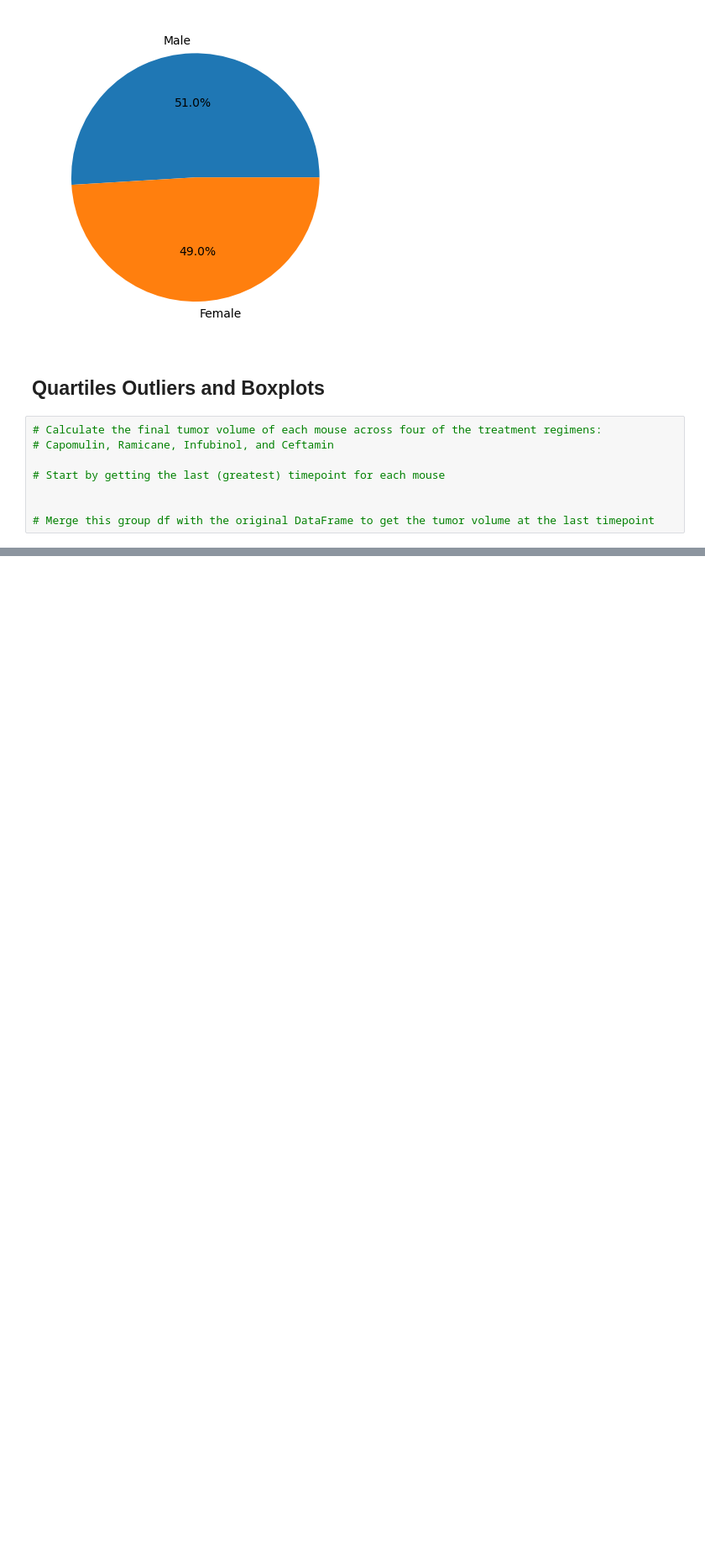
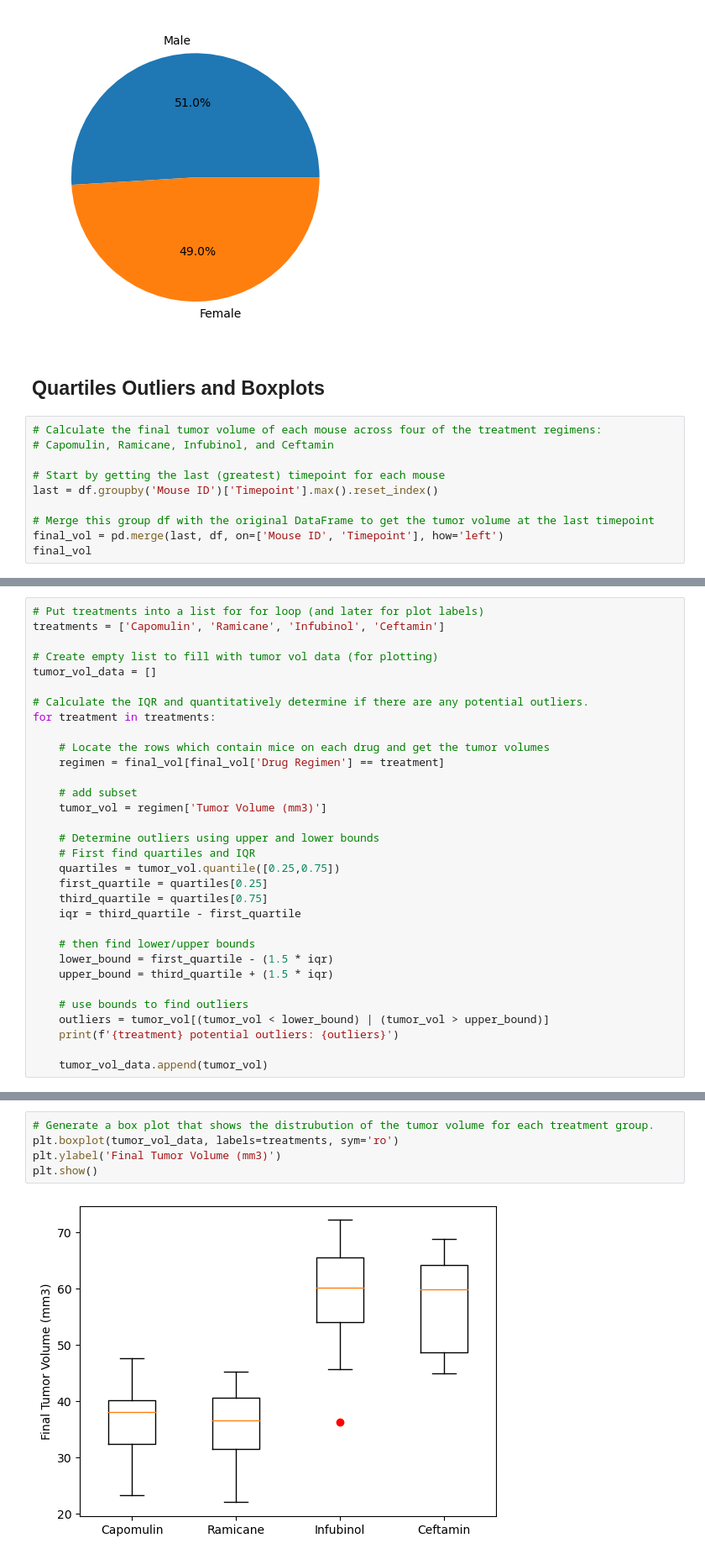
Before and after one commit to griffinracey/matplotlib-challenge, a Jupyter notebook: Pymaceuticals/main.ipynb, the cells around one changed output, grey strips where cells are left out. Shown: that part at 84% size. Drawn from its saved outputs; the diff is of its cells as text; blank space fills up the shorter version.

Commit message:
box plots and outlier

```diff
--- a/Pymaceuticals/main.ipynb
+++ b/Pymaceuticals/main.ipynb
@@ -176,6 +176,8 @@ plt.show()
 # Capomulin, Ramicane, Infubinol, and Ceftamin
 
 # Start by getting the last (greatest) timepoint for each mouse
-
+last = df.groupby('Mouse ID')['Timepoint'].max().reset_index()
 
 # Merge this group df with the original DataFrame to get the tumor volume at the last timepoint
+final_vol = pd.merge(last, df, on=['Mouse ID', 'Timepoint'], how='left')
+final_vol
@@ -181,0 +198,32 @@ plt.show()
+# %%
+# Put treatments into a list for for loop (and later for plot labels)
+treatments = ['Capomulin', 'Ramicane', 'Infubinol', 'Ceftamin']
+
+# Create empty list to fill with tumor vol data (for plotting)
+tumor_vol_data = []
+
+# Calculate the IQR and quantitatively determine if there are any potential outliers.
+for treatment in treatments:
+
+    # Locate the rows which contain mice on each drug and get the tumor volumes
+    regimen = final_vol[final_vol['Drug Regimen'] == treatment]
+
+    # add subset
+    tumor_vol = regimen['Tumor Volume (mm3)']
+
+    # Determine outliers using upper and lower bounds
+    # First find quartiles and IQR
+    quartiles = tumor_vol.quantile([0.25,0.75])
+    first_quartile = quartiles[0.25]
+    third_quartile = quartiles[0.75]
+    iqr = third_quartile - first_quartile
+
+    # then find lower/upper bounds
+    lower_bound = first_quartile - (1.5 * iqr)
+    upper_bound = third_quartile + (1.5 * iqr)
+
+    # use bounds to find outliers
+    outliers = tumor_vol[(tumor_vol < lower_bound) | (tumor_vol > upper_bound)]
+    print(f'{treatment} potential outliers: {outliers}')
+
+    tumor_vol_data.append(tumor_vol)
@@ -181,0 +236,7 @@ plt.show()
+# %%
+# Generate a box plot that shows the distrubution of the tumor volume for each treatment group.
+plt.boxplot(tumor_vol_data, labels=treatments, sym='ro')
+plt.ylabel('Final Tumor Volume (mm3)')
+plt.show()
+# %% [output]
+[figure, added]
```
Also changed, not shown: parts of 3 cells of this notebook.
